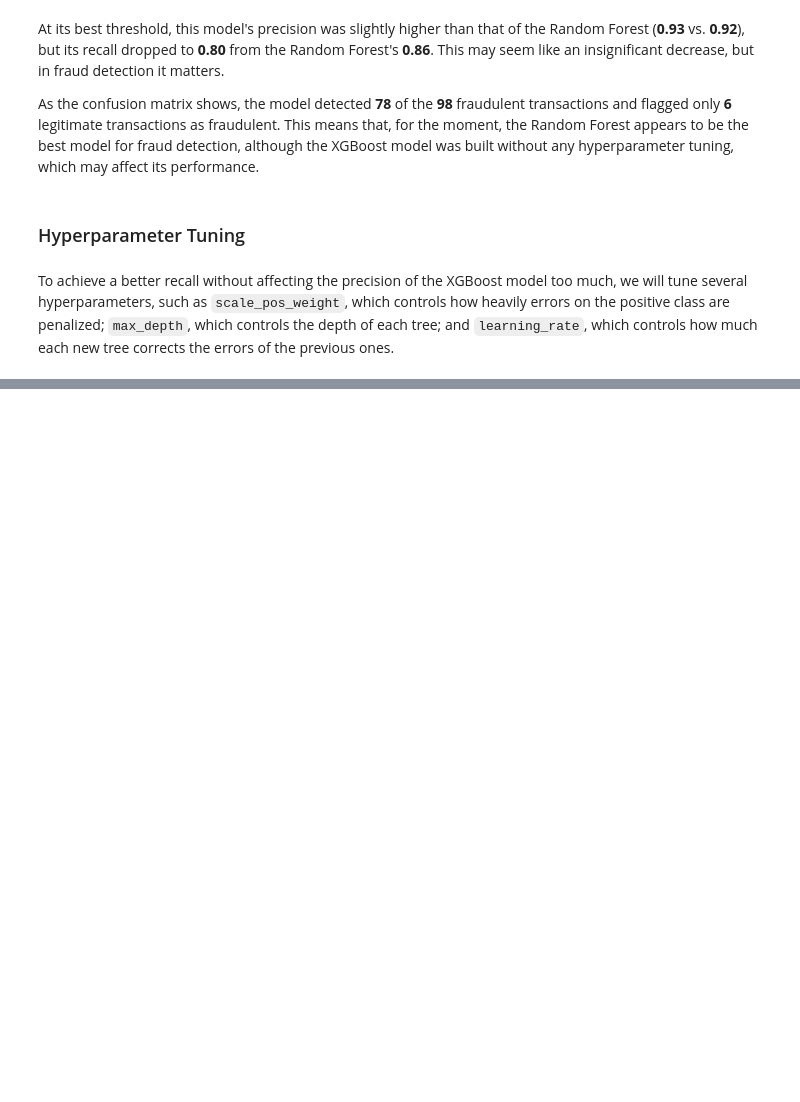
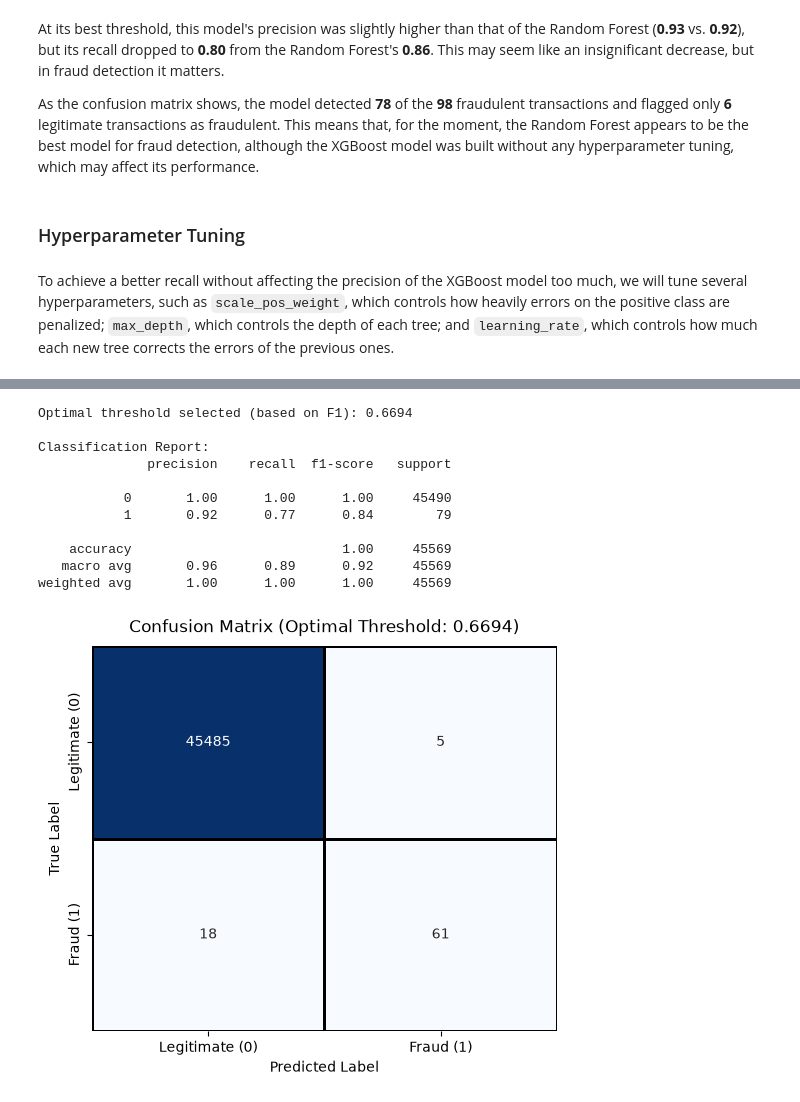
Before and after one commit to sgcuervo/credit-card-fraud-detection, a Jupyter notebook: credit-card-fraud-detection.ipynb, the cells around one changed output, grey strips where cells are left out. Drawn from its saved outputs; the diff is of its cells as text; code cells hidden in the pictures; blank space fills up the shorter version.

Commit message:
RF VALIDATION

```diff
--- a/credit-card-fraud-detection.ipynb
+++ b/credit-card-fraud-detection.ipynb
@@ -570,0 +576,3 @@ To achieve a better recall without affecting the precision of the XGBoost model
+# %%
+# Validation set
+X_train_sub, X_val, y_train_sub, y_val = train_test_split(X_train, y_train, test_size=0.2, stratify=y_train, random_state=42)
@@ -570,0 +628,52 @@ To achieve a better recall without affecting the precision of the XGBoost model
+# %%
+extra_xgb = XGBClassifier(scale_pos_weight=20, max_depth=3, learning_rate=0.40, random_state=42)
+
+extra_xgb.fit(X_train_sub, y_train_sub)
+
+y_scores_extra = extra_xgb.predict_proba(X_val)[:, 1]
+
+
+# Evaluate the precision-recall curve
+precisions, recalls, thresholds = precision_recall_curve(y_val, y_scores_extra)
+
+# Calculate the F1-score for each evaluated threshold
+extra_f1_scores = 2 * (precisions * recalls) / (precisions + recalls + np.finfo(float).eps)
+
+# Mathematically find the threshold that maximizes the F1-score
+best_index = np.argmax(extra_f1_scores)
+best_threshold_extra = thresholds[best_index]
+
+print(f"Optimal threshold selected (based on F1): {best_threshold_extra:.4f}")
+
+# Apply the optimal threshold to generate our predictions
+extra_y_pred = (y_scores_extra >= best_threshold_extra).astype(int)
+
+print("\nClassification Report:")
+print(classification_report(y_val, extra_y_pred))
+
+# Visualize the Confusion Matrix as a professional heatmap
+cm = confusion_matrix(y_val, extra_y_pred)
+
+plt.figure(figsize=(6, 5))
+sns.heatmap(cm, annot=True, fmt='d', cmap='Blues', cbar=False,
+            linewidths=1, linecolor='black',
+            xticklabels=['Legitimate (0)', 'Fraud (1)'],
+            yticklabels=['Legitimate (0)', 'Fraud (1)'])
+
+plt.title(f'Confusion Matrix (Optimal Threshold: {best_threshold_extra:.4f})', fontsize=12, pad=10)
+plt.xlabel('Predicted Label', fontsize=10)
+plt.ylabel('True Label', fontsize=10)
+plt.show()
+# %% [output]
+Optimal threshold selected (based on F1): 0.6694
+
+Classification Report:
+              precision    recall  f1-score   support
+
+           0       1.00      1.00      1.00     45490
+           1       0.92      0.77      0.84        79
+
+    accuracy                           1.00     45569
+   macro avg       0.96      0.89      0.92     45569
+weighted avg       1.00      1.00      1.00     45569
+[figure, added]
```
Also changed, not shown: parts of 10 cells of this notebook.
